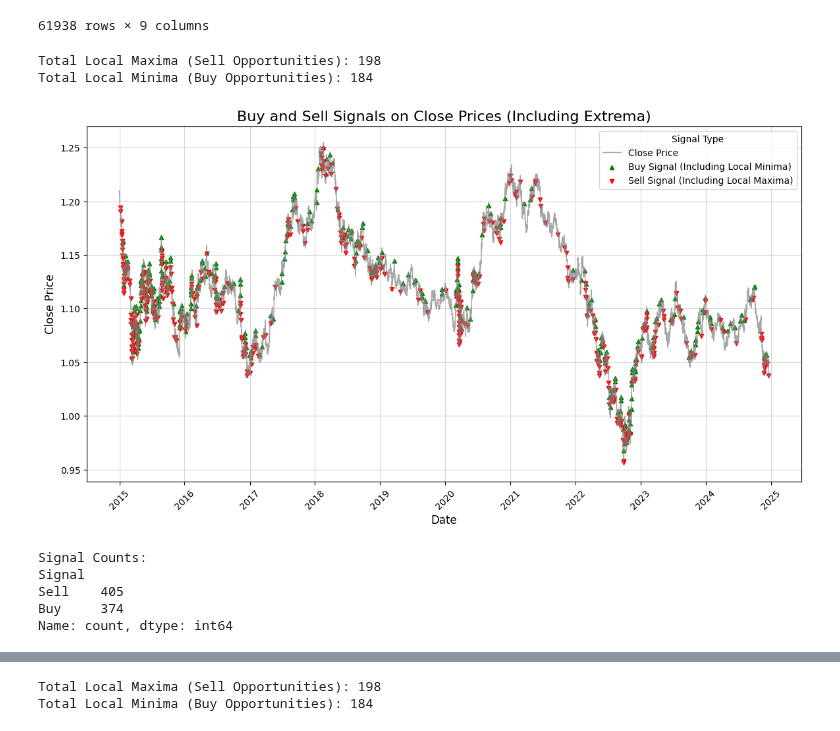
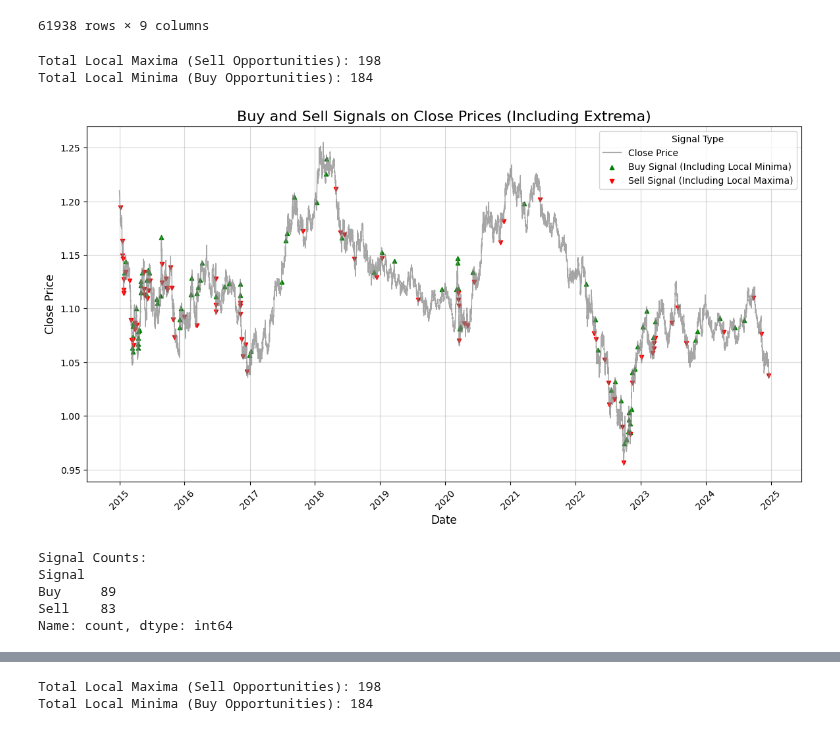
Before and after one commit to Iftekhar-mobin/Make_Money_with_Tensorflow_2.0, a Jupyter notebook: forexPredictor/optimal values for MAs.ipynb, the cells around one changed output, grey strips where cells are left out. Cells and saved outputs as stored; diff of their text form; code cells hidden in the pictures.

```diff
--- a/forexPredictor/optimal values for MAs.ipynb
+++ b/forexPredictor/optimal values for MAs.ipynb
@@ -379,7 +379,7 @@ from scipy.signal import argrelextrema
 
 def identify_reverse_patterns(df):
     signals = []
-    pip_threshold = 0.0030  # 30 pips for EUR/USD
+    pip_threshold = 0.0050  # 30 pips for EUR/USD
 
     for i in range(1, len(df)):
         prev_candle = df.iloc[i - 1]
@@ -449,36 +449,36 @@ print(f"Total Local Minima (Buy Opportunities): {total_local_minima}")
 plt.figure(figsize=(14, 7))
 
 # Plot Close Prices
 plt.plot(df['Date'], df['Close'], c='gray', alpha=0.7, label='Close Price', linewidth=1)
 
 # Plot Buy Signals (including local minima)
 buy_signals = df[df['Signal'] == 'Buy']
 plt.scatter(buy_signals['Date'], buy_signals['Close'],
             c='green', label='Buy Signal (Including Local Minima)', marker='^', s=20)
 
 # Plot Sell Signals (including local maxima)
 sell_signals = df[df['Signal'] == 'Sell']
 plt.scatter(sell_signals['Date'], sell_signals['Close'],
             c='red', label='Sell Signal (Including Local Maxima)', marker='v', s=20)
 
 # Chart Customization
 plt.title('Buy and Sell Signals on Close Prices (Including Extrema)', fontsize=16)
 plt.xlabel('Date', fontsize=12)
 plt.ylabel('Close Price', fontsize=12)
 plt.xticks(rotation=45)
 plt.legend(title='Signal Type')
 plt.grid(alpha=0.5)
 plt.show()
 
 # Print signal summary
 print("Signal Counts:")
 print(df['Signal'].value_counts())
 # %% [output]
 Total Local Maxima (Sell Opportunities): 198
 Total Local Minima (Buy Opportunities): 184
-[figure, old version]
+[figure, new version]
 Signal Counts:
 Signal
-Sell    405
-Buy     374
+Buy     89
+Sell    83
 Name: count, dtype: int64
```
Also changed, not shown: parts of 1 cell of this notebook.
